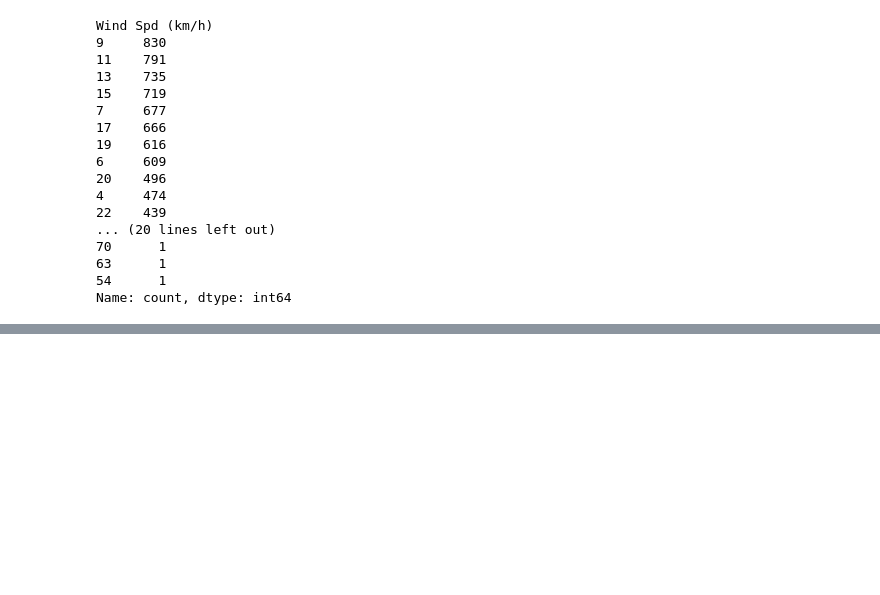
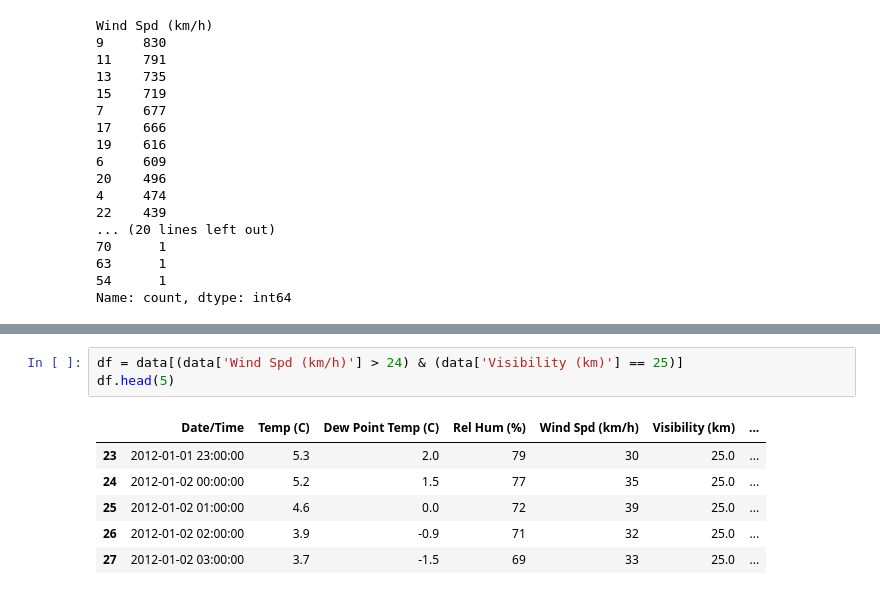
Before and after one commit to shabucoder/Data-Engineering-Journey, a Jupyter notebook: Python_Learning/Pandas.ipynb, the cells around one changed output, grey strips where cells are left out. Drawn from its saved outputs; the diff is of its cells as text; blank space fills up the shorter version.

```diff
--- a/Python_Learning/Pandas.ipynb
+++ b/Python_Learning/Pandas.ipynb
@@ -156,0 +277,10 @@ Name: count, dtype: int64
+# %%
+df = data[(data['Wind Spd (km/h)'] > 24) & (data['Visibility (km)'] == 25)]
+df.head(5)
+# %% [output]
+|  | Date/Time | Temp (C) | Dew Point Temp (C) | Rel Hum (%) | Wind Spd (km/h) | Visibility (km) | ... |
+| 23 | 2012-01-01 23:00:00 | 5.3 | 2.0 | 79 | 30 | 25.0 | ... |
+| 24 | 2012-01-02 00:00:00 | 5.2 | 1.5 | 77 | 35 | 25.0 | ... |
+| 25 | 2012-01-02 01:00:00 | 4.6 | 0.0 | 72 | 39 | 25.0 | ... |
+| 26 | 2012-01-02 02:00:00 | 3.9 | -0.9 | 71 | 32 | 25.0 | ... |
+| 27 | 2012-01-02 03:00:00 | 3.7 | -1.5 | 69 | 33 | 25.0 | ... |
```
Also changed, not shown: parts of 13 cells of this notebook.
